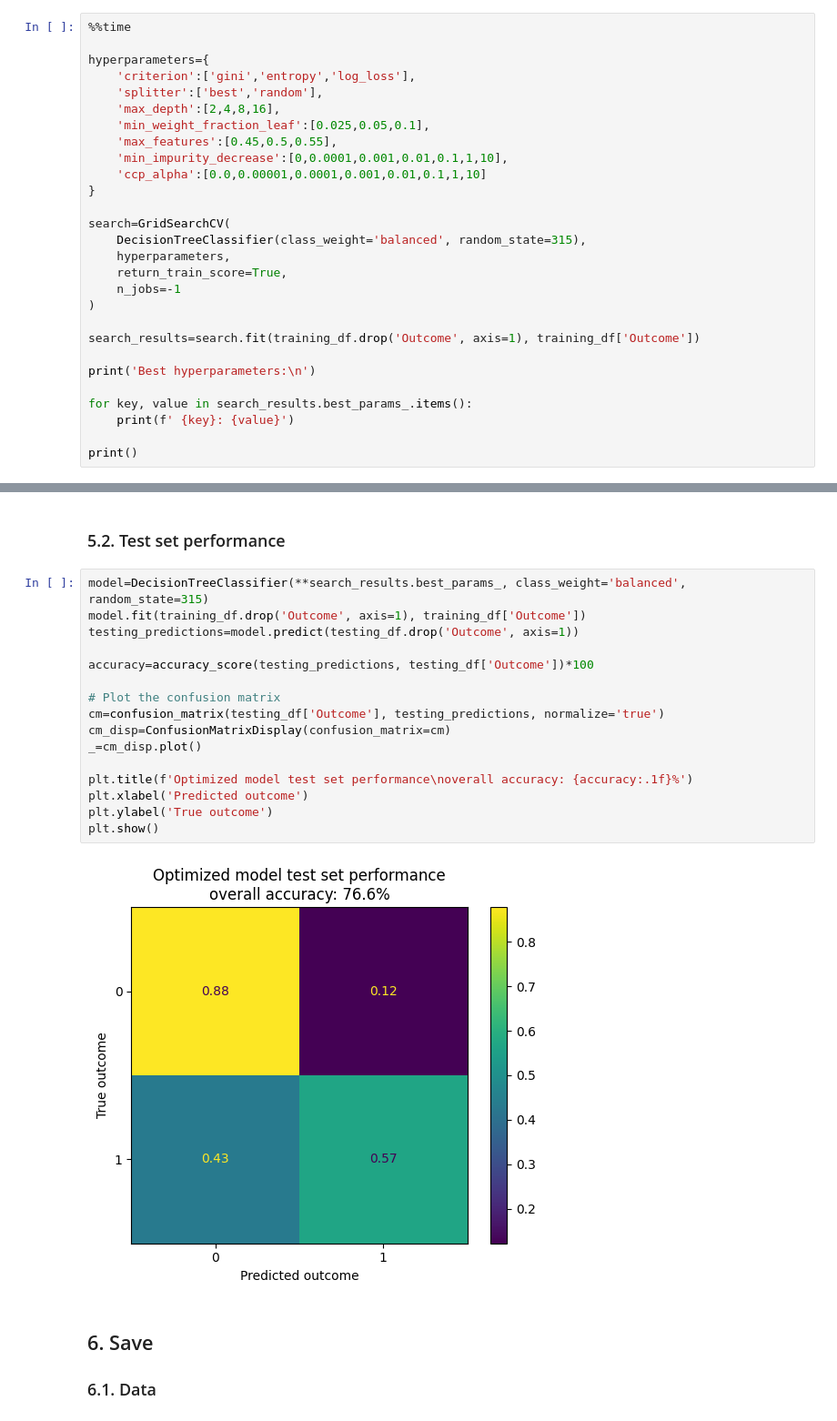
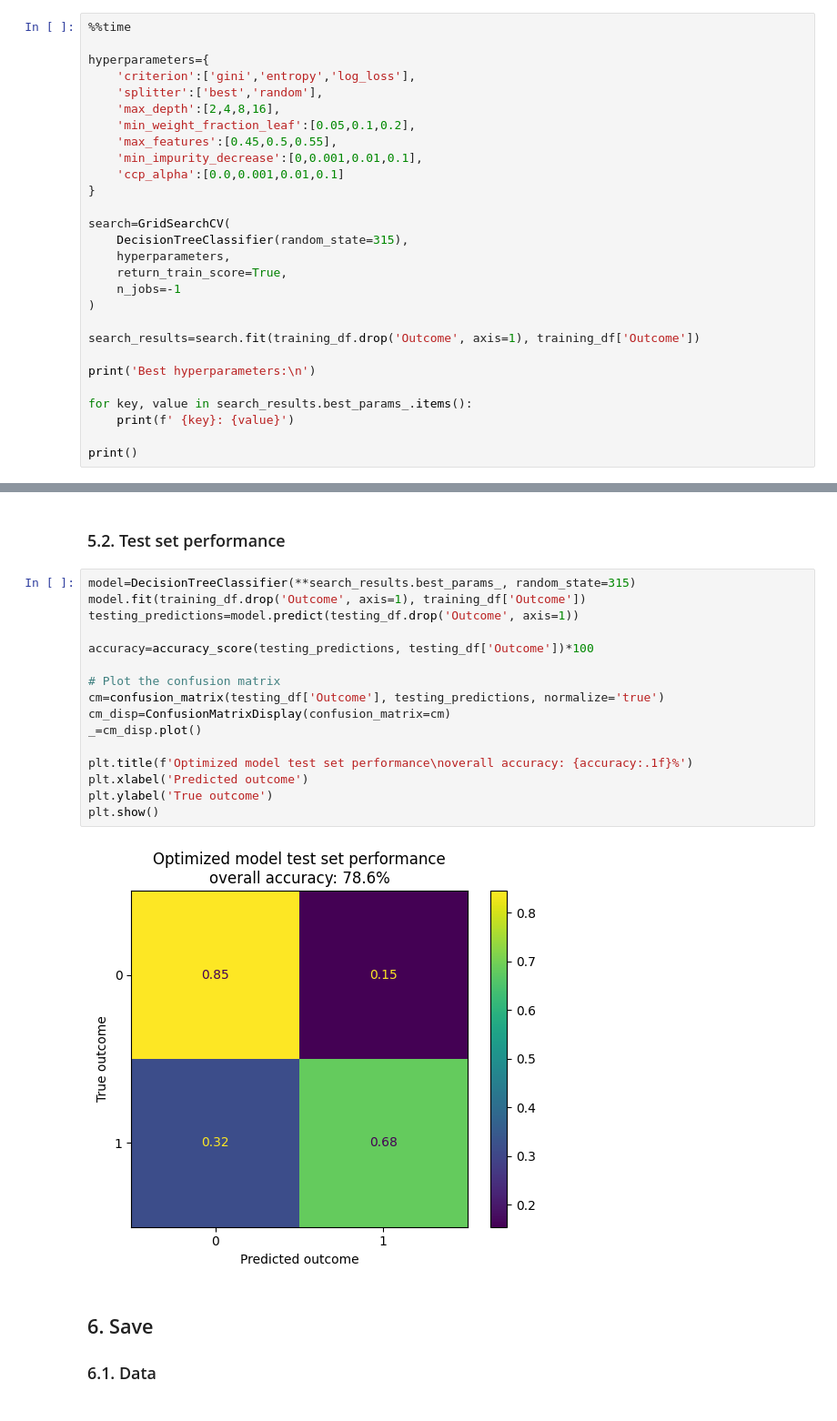
Before and after one commit to 4GeeksAcademy/gperdrizet-decision-trees, a Jupyter notebook: src/01-decision_tree_solution.ipynb, the cells around one changed output, grey strips where cells are left out. Shown: that part at 91% size. Cells and saved outputs as stored; diff of their text form.

Commit message:
Updated hyperparameter search space.

```diff
--- a/src/01-decision_tree_solution.ipynb
+++ b/src/01-decision_tree_solution.ipynb
@@ -238,14 +232,14 @@ hyperparameters={
     'criterion':['gini','entropy','log_loss'],
     'splitter':['best','random'],
     'max_depth':[2,4,8,16],
-    'min_weight_fraction_leaf':[0.025,0.05,0.1],
+    'min_weight_fraction_leaf':[0.05,0.1,0.2],
     'max_features':[0.45,0.5,0.55],
-    'min_impurity_decrease':[0,0.0001,0.001,0.01,0.1,1,10],
-    'ccp_alpha':[0.0,0.00001,0.0001,0.001,0.01,0.1,1,10]
+    'min_impurity_decrease':[0,0.001,0.01,0.1],
+    'ccp_alpha':[0.0,0.001,0.01,0.1]
 }
 
 search=GridSearchCV(
-    DecisionTreeClassifier(class_weight='balanced', random_state=315),
+    DecisionTreeClassifier(random_state=315),
     hyperparameters,
     return_train_score=True,
     n_jobs=-1
@@ -309,23 +303,23 @@ plt.show()
 # %% [markdown]
 ### 5.2. Test set performance
 # %%
-model=DecisionTreeClassifier(**search_results.best_params_, class_weight='balanced', random_state=315)
+model=DecisionTreeClassifier(**search_results.best_params_, random_state=315)
 model.fit(training_df.drop('Outcome', axis=1), training_df['Outcome'])
 testing_predictions=model.predict(testing_df.drop('Outcome', axis=1))
 
 accuracy=accuracy_score(testing_predictions, testing_df['Outcome'])*100
 
 # Plot the confusion matrix
 cm=confusion_matrix(testing_df['Outcome'], testing_predictions, normalize='true')
 cm_disp=ConfusionMatrixDisplay(confusion_matrix=cm)
 _=cm_disp.plot()
 
 plt.title(f'Optimized model test set performance\noverall accuracy: {accuracy:.1f}%')
 plt.xlabel('Predicted outcome')
 plt.ylabel('True outcome')
 plt.show()
 # %% [output]
-[figure, old version]
+[figure, new version]
 # %% [markdown]
 ## 6. Save
 
```
Also changed, not shown: parts of 11 cells of this notebook, 1 other file.
